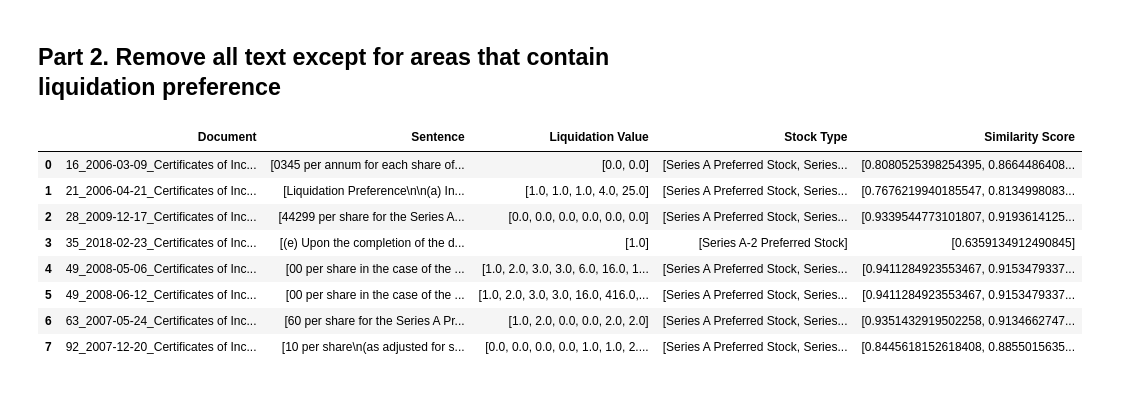
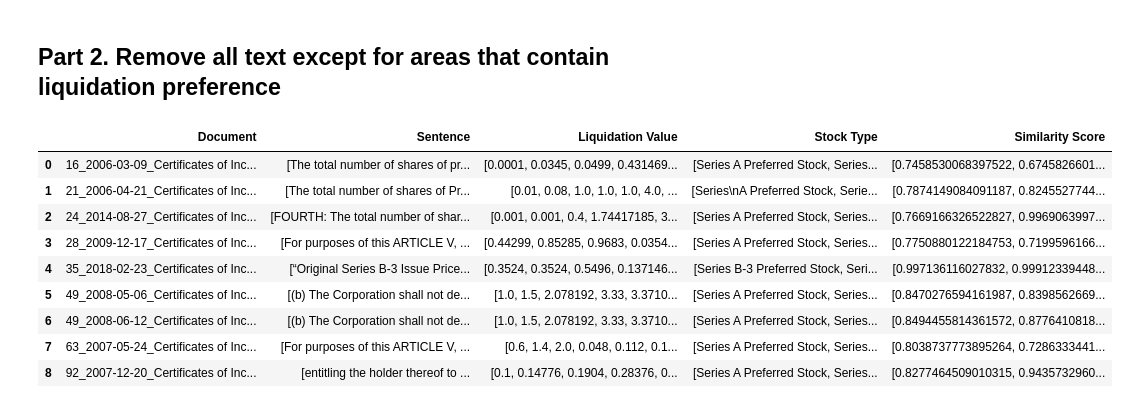
Before and after one commit to alexchen4/vc-research, a Jupyter notebook: liquidation.ipynb, the cells around one changed output. Saved outputs shown, nothing was run; the diff lists cells and outputs as text; code cells hidden in the pictures.

Commit message:
refine liquidation preference extraction

```diff
--- a/liquidation.ipynb
+++ b/liquidation.ipynb
@@ -293 +290,5 @@ example_embeddings = semantic_model.encode(example_phrases, convert_to_tensor=Tr
+# %%
+# Regex patterns for extracting monetary values and stock types
+money_pattern = r"\$\d+(?:\.\d+)?"
+stock_pattern = r"Series\s[A-Z0-9\-]+(?:\s[A-Z0-9\-]+)*\sPreferred Stock"
 # %%
@@ -303,28 +299,28 @@ def extract_entities(sentence):
     return money_entities, stock_entities
 # %%
-# Define the function to extract relevant chunk and score based on similarity
-def extract_relevant_chunk_and_score(doc_text, example_embeddings, threshold=0.6):
-    sentences = doc_text.split(".")  # Split document into sentences
-    results = []  # List to store sentences with relevant info
+# Function to process a single document
+def process_document(file_path):
+    with open(file_path, "r", encoding="utf-8") as file:
+        doc_text = file.read()
+
+    sentences = sent_tokenize(doc_text)  # Improved sentence segmentation
+    results = []
 
     for sentence in sentences:
         sentence_embedding = semantic_model.encode(sentence, convert_to_tensor=True)
         cosine_scores = util.pytorch_cos_sim(sentence_embedding, example_embeddings)
-
-        # Extract the maximum similarity score for the sentence
         max_score = cosine_scores.max().item()
 
-        # If similarity score is above the threshold, extract relevant entities
-        if max_score > threshold:
-            money_entities, stock_entities = extract_entities(sentence)
-
-            if money_entities and stock_entities:  # Only store if there are relevant entities
-                results.append({
-                    'Sentence': sentence.strip(),
-                    'Liquidation Value': money_entities,
-                    'Stock Type': stock_entities,
-                    'Similarity Score': max_score
-                })
+        # Removed the threshold condition
+        money_entities, stock_entities = extract_entities(sentence)
+        if money_entities and stock_entities:
+            results.append({
+                'Document': os.path.basename(file_path),
+                'Sentence': sentence.strip(),
+                'Liquidation Value': money_entities,
+                'Stock Type': stock_entities,
+                'Similarity Score': max_score
+            })
 
     return results
 # %%
@@ -363,14 +348,16 @@ relevant_df_grouped = relevant_df.groupby('Document').agg(
-# %%
-pd.set_option('display.max_rows', None)
-relevant_df_grouped
-# %% [output]
-|  | Document | Sentence | Liquidation Value | Stock Type | Similarity Score |
-| 0 | 16_2006-03-09_Certificates of Inc... | [0345 per annum for each share of... | [0.0, 0.0] | [Series A Preferred Stock, Series... | [0.8080525398254395, 0.8664486408... |
-| 1 | 21_2006-04-21_Certificates of Inc... | [Liquidation Preference\n\n(a) In... | [1.0, 1.0, 1.0, 4.0, 25.0] | [Series A Preferred Stock, Series... | [0.7676219940185547, 0.8134998083... |
-| 2 | 28_2009-12-17_Certificates of Inc... | [44299 per share for the Series A... | [0.0, 0.0, 0.0, 0.0, 0.0, 0.0] | [Series A Preferred Stock, Series... | [0.9339544773101807, 0.9193614125... |
-| 3 | 35_2018-02-23_Certificates of Inc... | [(e) Upon the completion of the d... | [1.0] | [Series A-2 Preferred Stock] | [0.6359134912490845] |
-| 4 | 49_2008-05-06_Certificates of Inc... | [00 per share in the case of the ... | [1.0, 2.0, 3.0, 3.0, 6.0, 16.0, 1... | [Series A Preferred Stock, Series... | [0.9411284923553467, 0.9153479337... |
-| 5 | 49_2008-06-12_Certificates of Inc... | [00 per share in the case of the ... | [1.0, 2.0, 3.0, 3.0, 16.0, 416.0,... | [Series A Preferred Stock, Series... | [0.9411284923553467, 0.9153479337... |
-| 6 | 63_2007-05-24_Certificates of Inc... | [60 per share for the Series A Pr... | [1.0, 2.0, 0.0, 0.0, 2.0, 2.0] | [Series A Preferred Stock, Series... | [0.9351432919502258, 0.9134662747... |
-| 7 | 92_2007-12-20_Certificates of Inc... | [10 per share\n(as adjusted for s... | [0.0, 0.0, 0.0, 0.0, 1.0, 1.0, 2.... | [Series A Preferred Stock, Series... | [0.8445618152618408, 0.8855015635... |
+# %%
+# run on documents containing liquidation preference
+relevant_df_grouped = process_all_documents(predictions_with_lp, txt_folder_path)
+relevant_df_grouped
+# %% [output]
+|  | Document | Sentence | Liquidation Value | Stock Type | Similarity Score |
+| 0 | 16_2006-03-09_Certificates of Inc... | [The total number of shares of pr... | [0.0001, 0.0345, 0.0499, 0.431469... | [Series A Preferred Stock, Series... | [0.7458530068397522, 0.6745826601... |
+| 1 | 21_2006-04-21_Certificates of Inc... | [The total number of shares of Pr... | [0.01, 0.08, 1.0, 1.0, 1.0, 4.0, ... | [Series\nA Preferred Stock, Serie... | [0.7874149084091187, 0.8245527744... |
+| 2 | 24_2014-08-27_Certificates of Inc... | [FOURTH: The total number of shar... | [0.001, 0.001, 0.4, 1.74417185, 3... | [Series A Preferred Stock, Series... | [0.7669166326522827, 0.9969063997... |
+| 3 | 28_2009-12-17_Certificates of Inc... | [For purposes of this ARTICLE V, ... | [0.44299, 0.85285, 0.9683, 0.0354... | [Series A Preferred Stock, Series... | [0.7750880122184753, 0.7199596166... |
+| 4 | 35_2018-02-23_Certificates of Inc... | [“Original Series B-3 Issue Price... | [0.3524, 0.3524, 0.5496, 0.137146... | [Series B-3 Preferred Stock, Seri... | [0.997136116027832, 0.99912339448... |
+| 5 | 49_2008-05-06_Certificates of Inc... | [(b) The Corporation shall not de... | [1.0, 1.5, 2.078192, 3.33, 3.3710... | [Series A Preferred Stock, Series... | [0.8470276594161987, 0.8398562669... |
+| 6 | 49_2008-06-12_Certificates of Inc... | [(b) The Corporation shall not de... | [1.0, 1.5, 2.078192, 3.33, 3.3710... | [Series A Preferred Stock, Series... | [0.8494455814361572, 0.8776410818... |
+| 7 | 63_2007-05-24_Certificates of Inc... | [For purposes of this ARTICLE V, ... | [0.6, 1.4, 2.0, 0.048, 0.112, 0.1... | [Series A Preferred Stock, Series... | [0.8038737773895264, 0.7286333441... |
+| 8 | 92_2007-12-20_Certificates of Inc... | [entitling the holder thereof to ... | [0.1, 0.14776, 0.1904, 0.28376, 0... | [Series A Preferred Stock, Series... | [0.8277464509010315, 0.9435732960... |
 # %%
```
Also changed, not shown: parts of 19 cells of this notebook.
